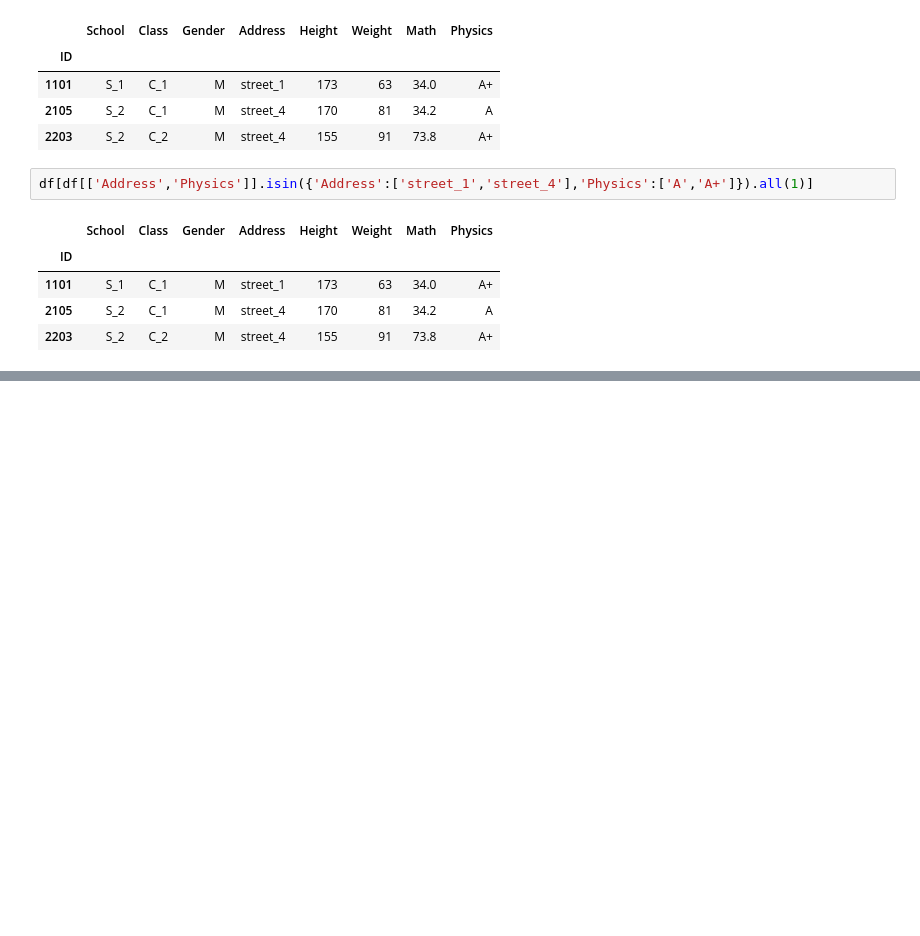
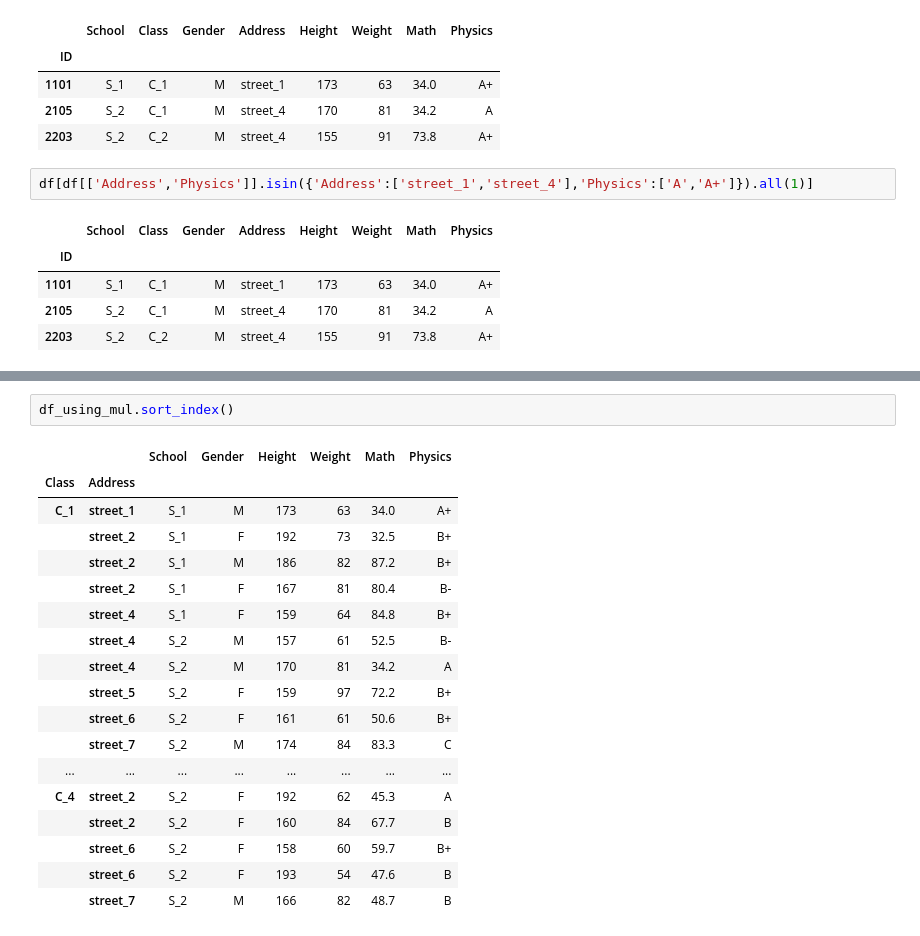
Before and after one commit to WBGZDTSL/code_practice, a Jupyter notebook: Pandas_practice_Index_2022.07.07.ipynb, the cells around one changed output, grey strips where cells are left out. Drawn from its saved outputs; the diff is of its cells as text; blank space fills up the shorter version.

```diff
--- a/Pandas_practice_Index_2022.07.07.ipynb
+++ b/Pandas_practice_Index_2022.07.07.ipynb
@@ -481,0 +619,21 @@ df[df[['Address','Physics']].isin({'Address':['street_1','street_4'],'Physics':[
+# %%
+df_using_mul.sort_index()
+# %% [output]
+|  |  | School | Gender | Height | Weight | Math | Physics |
+| Class | Address |  |  |  |  |  |  |
+| C_1 | street_1 | S_1 | M | 173 | 63 | 34.0 | A+ |
+|  | street_2 | S_1 | F | 192 | 73 | 32.5 | B+ |
+|  | street_2 | S_1 | M | 186 | 82 | 87.2 | B+ |
+|  | street_2 | S_1 | F | 167 | 81 | 80.4 | B- |
+|  | street_4 | S_1 | F | 159 | 64 | 84.8 | B+ |
+|  | street_4 | S_2 | M | 157 | 61 | 52.5 | B- |
+|  | street_4 | S_2 | M | 170 | 81 | 34.2 | A |
+|  | street_5 | S_2 | F | 159 | 97 | 72.2 | B+ |
+|  | street_6 | S_2 | F | 161 | 61 | 50.6 | B+ |
+|  | street_7 | S_2 | M | 174 | 84 | 83.3 | C |
+| ... | ... | ... | ... | ... | ... | ... | ... |
+| C_4 | street_2 | S_2 | F | 192 | 62 | 45.3 | A |
+|  | street_2 | S_2 | F | 160 | 84 | 67.7 | B |
+|  | street_6 | S_2 | F | 158 | 60 | 59.7 | B+ |
+|  | street_6 | S_2 | F | 193 | 54 | 47.6 | B |
+|  | street_7 | S_2 | M | 166 | 82 | 48.7 | B |
```
Also changed, not shown: parts of 15 cells of this notebook, 1 other file.
